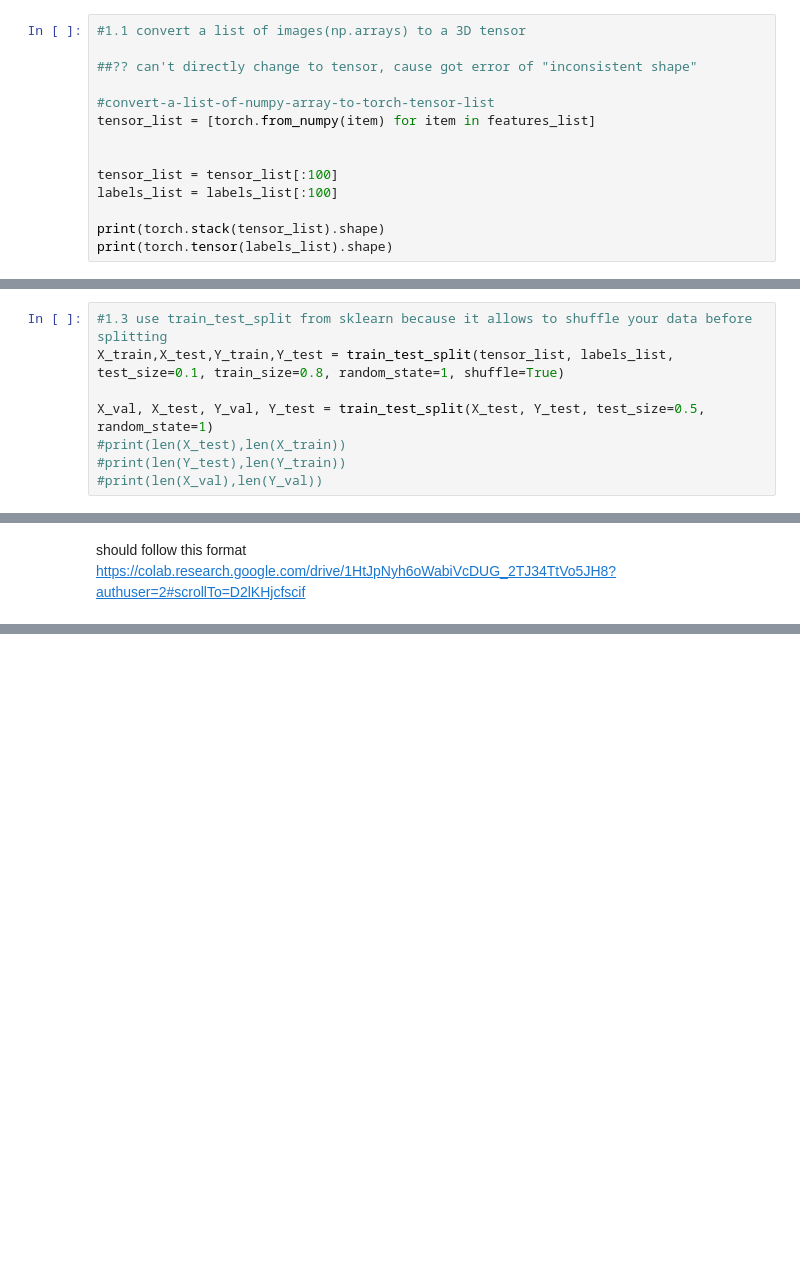
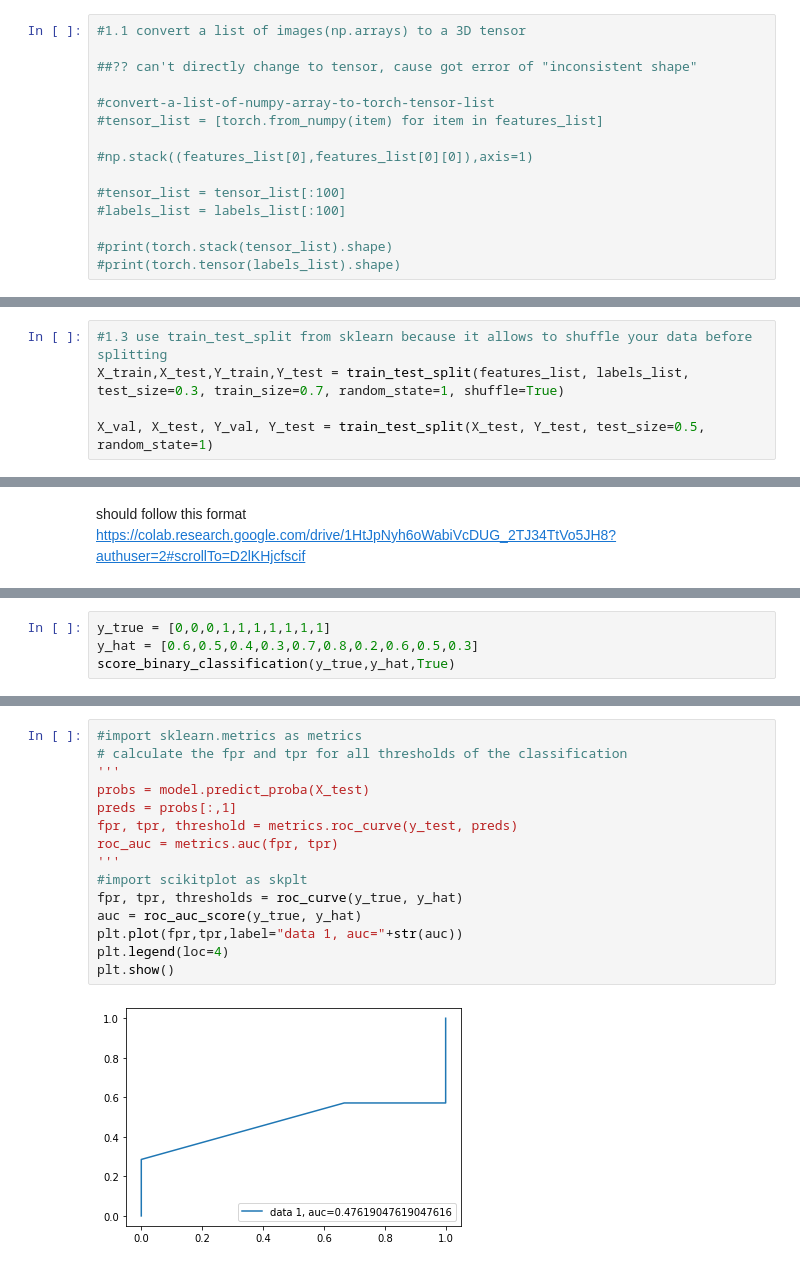
Before and after one commit to Yimei-Yang/SpeechRecForMeeting, a Jupyter notebook: CNNModelWork.ipynb, the cells around one changed output, grey strips where cells are left out. Saved outputs shown, nothing was run; the diff lists cells and outputs as text; blank space fills up the shorter version.

```diff
--- a/CNNModelWork.ipynb
+++ b/CNNModelWork.ipynb
@@ -113,11 +109,12 @@ print(features_list[0])
 ##?? can't directly change to tensor, cause got error of "inconsistent shape"
 
 #convert-a-list-of-numpy-array-to-torch-tensor-list
-tensor_list = [torch.from_numpy(item) for item in features_list]
+#tensor_list = [torch.from_numpy(item) for item in features_list]
 
+#np.stack((features_list[0],features_list[0][0]),axis=1)
 
-tensor_list = tensor_list[:100]
-labels_list = labels_list[:100]
+#tensor_list = tensor_list[:100]
+#labels_list = labels_list[:100]
 
-print(torch.stack(tensor_list).shape)
-print(torch.tensor(labels_list).shape)
+#print(torch.stack(tensor_list).shape)
+#print(torch.tensor(labels_list).shape)
@@ -134,8 +130,5 @@ tensor = np.expand_dims(tensor_list,axis=1)
 # %%
 #1.3 use train_test_split from sklearn because it allows to shuffle your data before splitting
-X_train,X_test,Y_train,Y_test = train_test_split(tensor_list, labels_list, test_size=0.1, train_size=0.8, random_state=1, shuffle=True)
+X_train,X_test,Y_train,Y_test = train_test_split(features_list, labels_list, test_size=0.3, train_size=0.7, random_state=1, shuffle=True)
 
 X_val, X_test, Y_val, Y_test = train_test_split(X_test, Y_test, test_size=0.5, random_state=1)
-#print(len(X_test),len(X_train))
-#print(len(Y_test),len(Y_train))
-#print(len(X_val),len(Y_val))
@@ -334,0 +409,4 @@ https://colab.research.google.com/drive/1HtJpNyh6oWabiVcDUG_2TJ34TtVo5JH8?authus
+# %%
+y_true = [0,0,0,1,1,1,1,1,1,1]
+y_hat = [0.6,0.5,0.4,0.3,0.7,0.8,0.2,0.6,0.5,0.3]
+score_binary_classification(y_true,y_hat,True)
@@ -334,0 +425,17 @@ https://colab.research.google.com/drive/1HtJpNyh6oWabiVcDUG_2TJ34TtVo5JH8?authus
+# %%
+#import sklearn.metrics as metrics
+# calculate the fpr and tpr for all thresholds of the classification
+'''
+probs = model.predict_proba(X_test)
+preds = probs[:,1]
+fpr, tpr, threshold = metrics.roc_curve(y_test, preds)
+roc_auc = metrics.auc(fpr, tpr)
+'''
+#import scikitplot as skplt
+fpr, tpr, thresholds = roc_curve(y_true, y_hat)
+auc = roc_auc_score(y_true, y_hat)
+plt.plot(fpr,tpr,label="data 1, auc="+str(auc))
+plt.legend(loc=4)
+plt.show()
+# %% [output]
+[figure, added]
```
Also changed, not shown: parts of 27 cells of this notebook.
